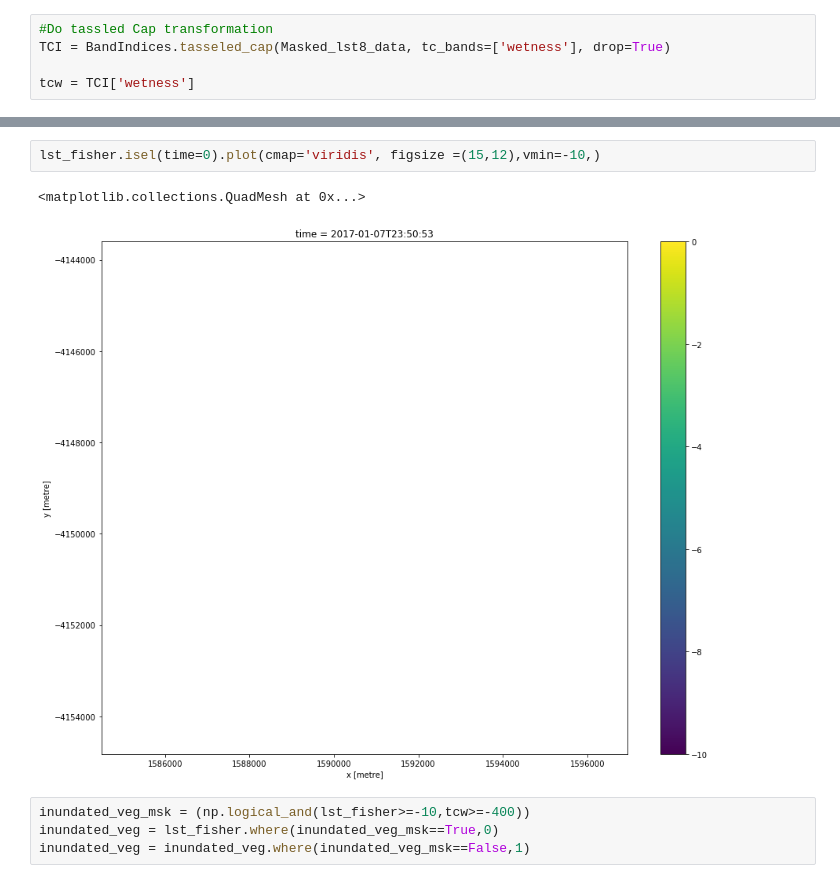
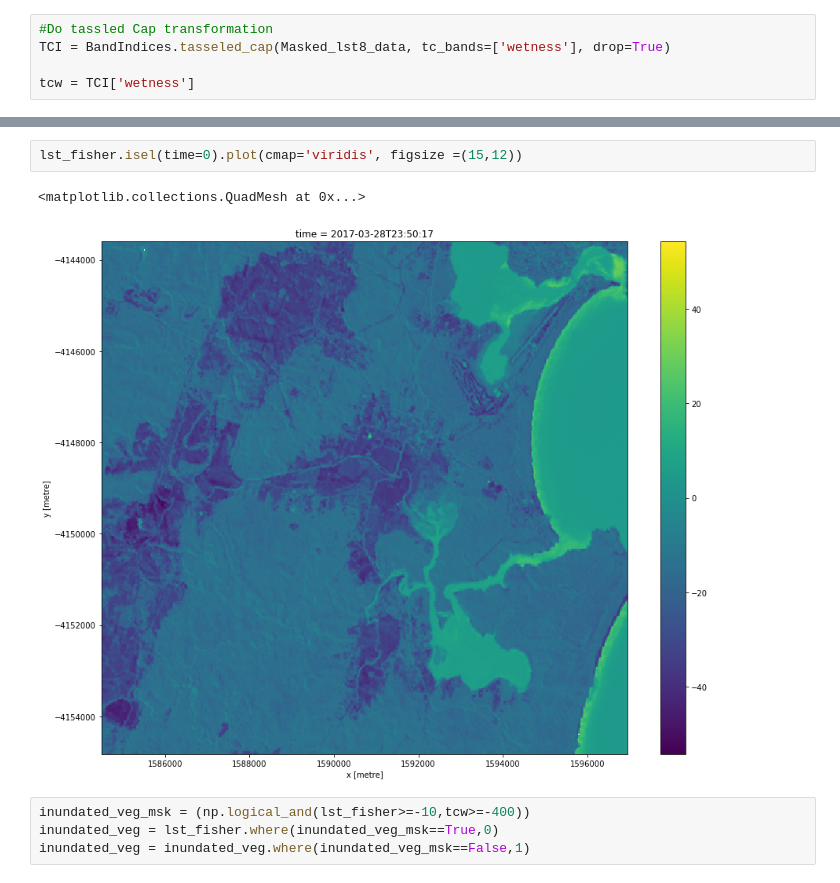
Before and after one commit to whatnick/dea-notebooks, a Jupyter notebook: Tasselled_Fisher_wet_veg/Tasselled-Fisher stack with wofs test Murry area.ipynb, the cells around one changed output, grey strips where cells are left out. Saved outputs shown, nothing was run; the diff lists cells and outputs as text.

```diff
--- a/Tasselled_Fisher_wet_veg/Tasselled-Fisher stack with wofs test Murry area.ipynb
+++ b/Tasselled_Fisher_wet_veg/Tasselled-Fisher stack with wofs test Murry area.ipynb
@@ -213,10 +213,10 @@ Coordinates:
   * y        (y) float64 -4.144e+06 -4.144e+06 ... -4.155e+06 -4.155e+06
   * x        (x) float64 1.585e+06 1.585e+06 1.585e+06 ... 1.597e+06 1.597e+06
 # %%
-lst_fisher.isel(time=0).plot(cmap='viridis', figsize =(15,12),vmin=-10,)
+lst_fisher.isel(time=0).plot(cmap='viridis', figsize =(15,12))
 # %% [output]
 <matplotlib.collections.QuadMesh at 0x...>
-[figure, old version]
+[figure, new version]
 # %%
 inundated_veg_msk = (np.logical_and(lst_fisher>=-10,tcw>=-400))
 inundated_veg = lst_fisher.where(inundated_veg_msk==True,0)
```
Also changed, not shown: parts of 9 cells of this notebook, 1 other file.
